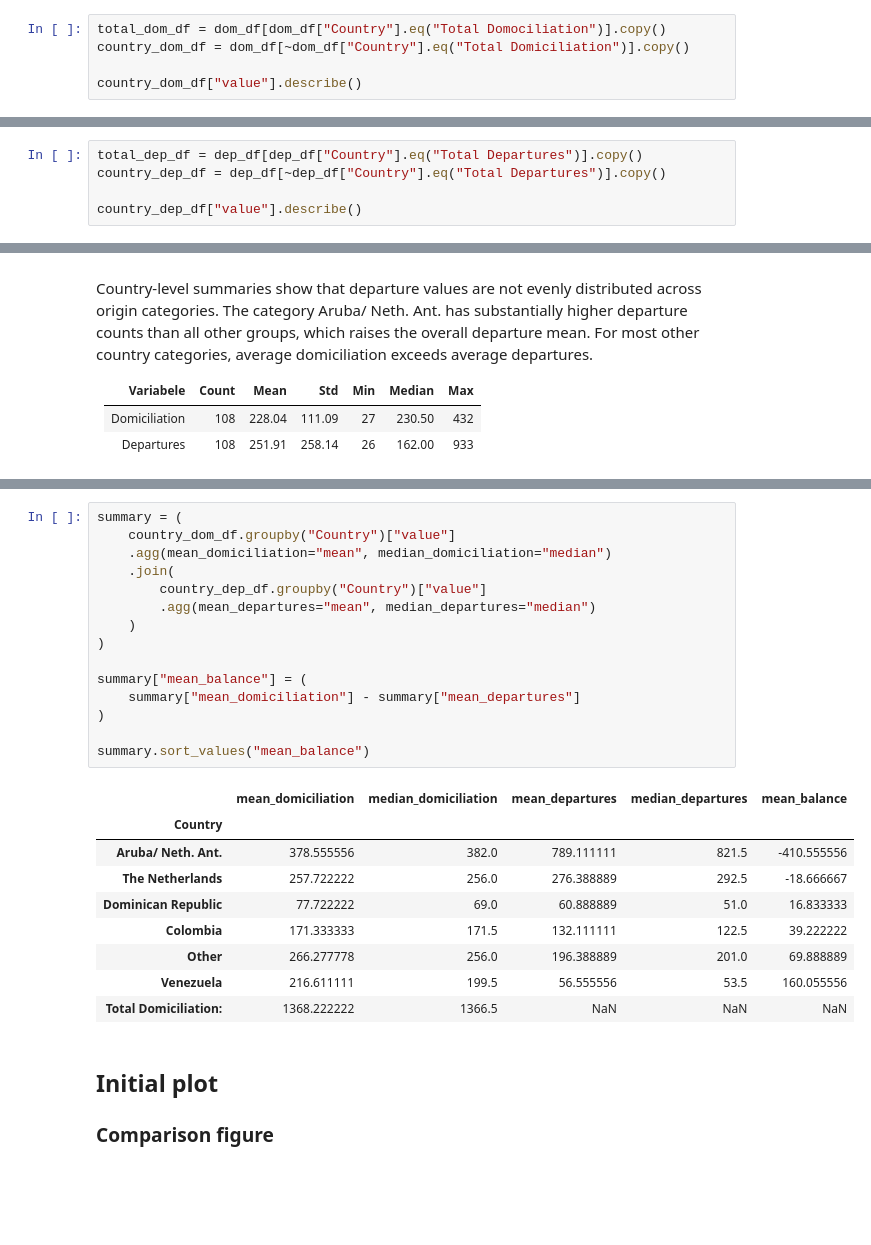
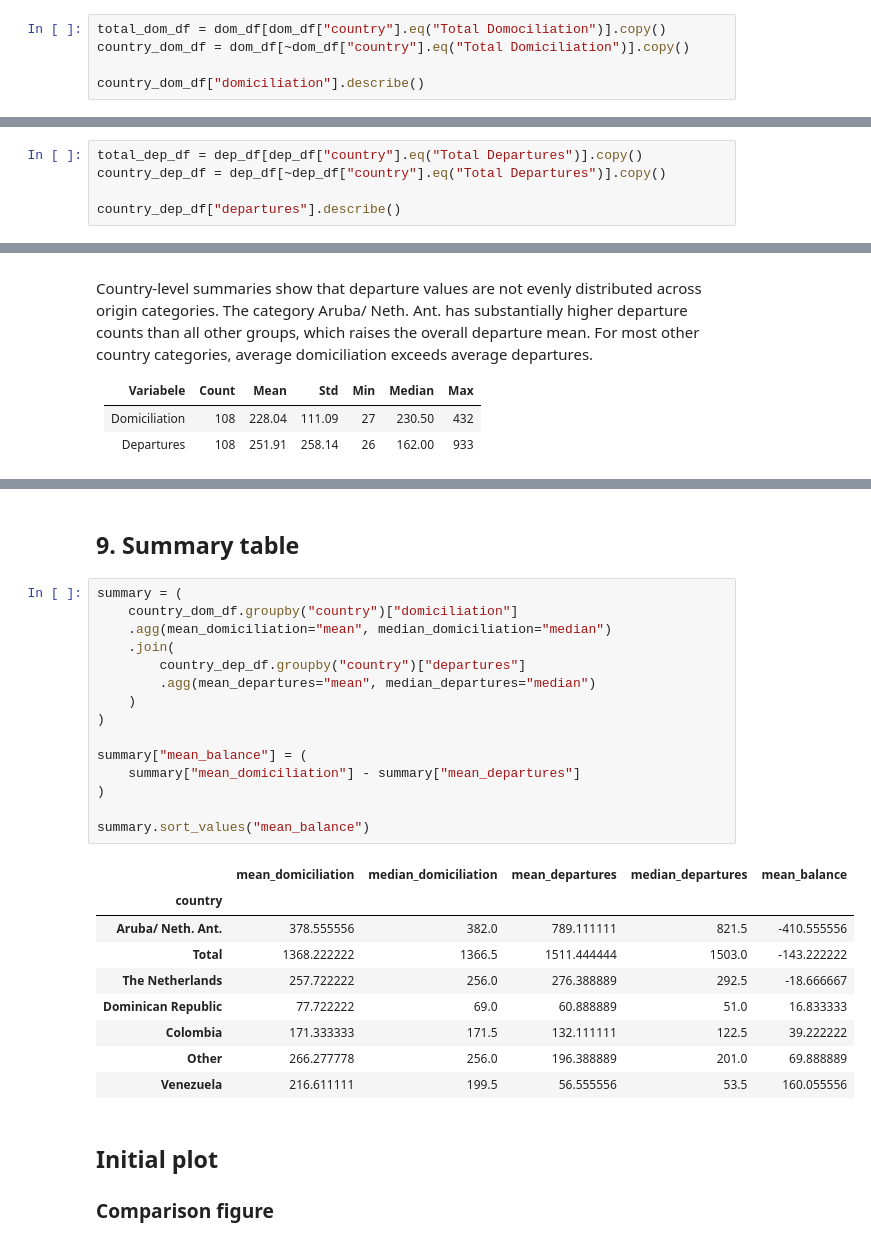
Before and after one commit to GirelliG-it/aruba_population_analyses, a Jupyter notebook: notebooks/1_11-1_12-dom-dep.ipynb, the cells around one changed output, grey strips where cells are left out. Saved outputs shown, nothing was run; the diff lists cells and outputs as text; blank space fills up the shorter version.

```diff
--- a/notebooks/1_11-1_12-dom-dep.ipynb
+++ b/notebooks/1_11-1_12-dom-dep.ipynb
@@ -96,10 +191,10 @@ Index(['Country', 'value', 'year', 'sex'], dtype='str')
 
 Here we use the describe function to calculate all the descriptive statistics of both the **domiciliation** and the **departures** data frames.
 # %%
-total_dom_df = dom_df[dom_df["Country"].eq("Total Domociliation")].copy()
-country_dom_df = dom_df[~dom_df["Country"].eq("Total Domiciliation")].copy()
+total_dom_df = dom_df[dom_df["country"].eq("Total Domociliation")].copy()
+country_dom_df = dom_df[~dom_df["country"].eq("Total Domiciliation")].copy()
 
-country_dom_df["value"].describe()
+country_dom_df["domiciliation"].describe()
 # %% [output]
 count     126.000000
 mean      390.920635
@@ -113,8 +208,8 @@ Name: value, dtype: float64
 # %%
-total_dep_df = dep_df[dep_df["Country"].eq("Total Departures")].copy()
-country_dep_df = dep_df[~dep_df["Country"].eq("Total Departures")].copy()
+total_dep_df = dep_df[dep_df["country"].eq("Total Departures")].copy()
+country_dep_df = dep_df[~dep_df["country"].eq("Total Departures")].copy()
 
-country_dep_df["value"].describe()
+country_dep_df["departures"].describe()
 # %% [output]
 count     126.000000
 mean      431.841270
@@ -170,31 +265,33 @@ country_dep_df.groupby("Country")["value"].agg(
 | Colombia | 18 | 63 | 122.5 | 132.111111 | 253 |
 | Dominican Republic | 18 | 26 | 51.0 | 60.888889 | 120 |
 | Venezuela | 18 | 42 | 53.5 | 56.555556 | 85 |
+# %% [markdown]
+## 9. Summary table
 # %%
 summary = (
-    country_dom_df.groupby("Country")["value"]
+    country_dom_df.groupby("country")["domiciliation"]
     .agg(mean_domiciliation="mean", median_domiciliation="median")
     .join(
-        country_dep_df.groupby("Country")["value"]
+        country_dep_df.groupby("country")["departures"]
         .agg(mean_departures="mean", median_departures="median")
     )
 )
 
 summary["mean_balance"] = (
     summary["mean_domiciliation"] - summary["mean_departures"]
 )
 
 summary.sort_values("mean_balance")
 # %% [output]
 |  | mean_domiciliation | median_domiciliation | mean_departures | median_departures | mean_balance |
-| Country |  |  |  |  |  |
+| country |  |  |  |  |  |
 | Aruba/ Neth. Ant. | 378.555556 | 382.0 | 789.111111 | 821.5 | -410.555556 |
+| Total | 1368.222222 | 1366.5 | 1511.444444 | 1503.0 | -143.222222 |
 | The Netherlands | 257.722222 | 256.0 | 276.388889 | 292.5 | -18.666667 |
 | Dominican Republic | 77.722222 | 69.0 | 60.888889 | 51.0 | 16.833333 |
 | Colombia | 171.333333 | 171.5 | 132.111111 | 122.5 | 39.222222 |
 | Other | 266.277778 | 256.0 | 196.388889 | 201.0 | 69.888889 |
 | Venezuela | 216.611111 | 199.5 | 56.555556 | 53.5 | 160.055556 |
-| Total Domiciliation: | 1368.222222 | 1366.5 | NaN | NaN | NaN |
 # %% [markdown]
 ## Initial plot
 
```
Also changed, not shown: parts of 20 cells of this notebook, 1 other file.
